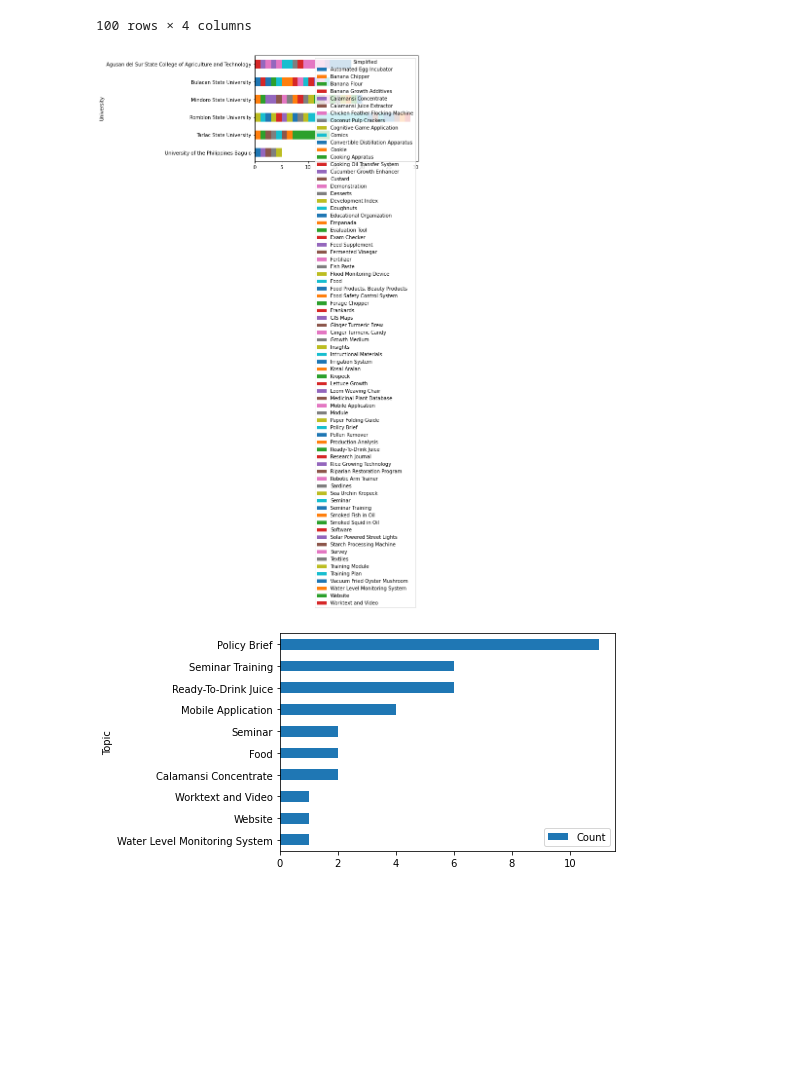
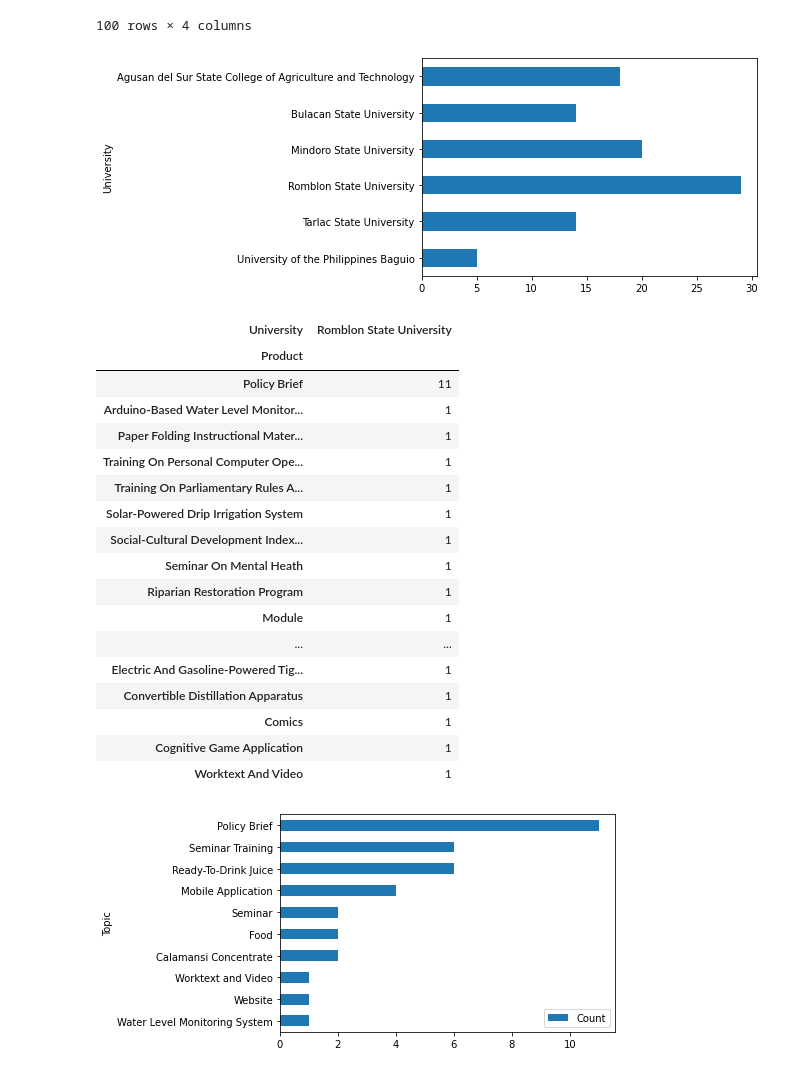
Before and after one commit to pgplarosa/herd-backend, a Jupyter notebook: notebooks/descriptive_analytics.ipynb, the cells around one changed output. Drawn from its saved outputs; the diff is of its cells as text; code cells hidden in the pictures; blank space fills up the shorter version.

Commit message:
updated method from stacked bar to bar-table

```diff
--- a/notebooks/descriptive_analytics.ipynb
+++ b/notebooks/descriptive_analytics.ipynb
@@ -789,35 +901,99 @@ def get_utilization_product_univ(db_path='../data/db.sqlite3',
     db_path      :      str
                         path of sqlite database
     plot         :      bool
                         display plot if set to true
 
     Returns
     ===========
     get_utilization_product_univ    :   str
                                         json string
     """
     engine = create_engine('sqlite:///' + db_path)
     query = """
     SELECT  ut.product_service as Product,
             sc.school_name as University
     FROM utilization ut
     LEFT JOIN school sc
     ON ut.school_id = sc.school_id
     """
     with engine.connect() as conn:
         df = pd.read_sql(query, conn)
 
     df = pd.crosstab(df.University,
                      df.Product).sort_index(ascending=False)
+
+    df = df.sum(axis=1)
     if plot:
-        df.plot.barh(stacked=True)
+        df.plot.barh()
         plt.show()
 
     return df.to_json(orient='columns')
 
 util_prod_univ = get_utilization_product_univ(plot=True)
 # %% [output]
-[figure, old version]
+[figure, new version]
+# %%
+def get_utilization_product_univ_break(school_name,
+                                 db_path='../data/db.sqlite3',
+                                 show=False):
+    """ count the number of product/service type for a university
+
+    Parameters
+    ===========
+    db_path      :      str
+                        path of sqlite database
+    show         :      bool
+                        display table if set to true
+
+    Returns
+    ===========
+    get_utilization_product_univ    :   str
+                                        json string
+    """
+    engine = create_engine('sqlite:///' + db_path)
+    query = f"""
+    SELECT  ut.product_service as Product,
+            sc.school_name as University
+    FROM utilization ut
+    LEFT JOIN school sc
+    ON ut.school_id = sc.school_id
+    WHERE University = "{school_name}"
+    """
+    with engine.connect() as conn:
+        df = pd.read_sql(query, conn)
+
+    df = pd.crosstab(df.University,
+                     df.Product).sort_index(ascending=False)
+
+
+    df = df.T.sort_values(by=school_name, ascending=False)
+
+    if show:
+        display(df)
+
+    return df.to_json(orient='columns')
+
+util_prod_univ_break = get_utilization_product_univ_break(show=True,
+                                    school_name='Romblon State University')
+# %% [output]
+| University | Romblon State University |
+| Product |  |
+| Policy Brief | 11 |
+| Arduino-Based Water Level Monitor... | 1 |
+| Paper Folding Instructional Mater... | 1 |
+| Training On Personal Computer Ope... | 1 |
+| Training On Parliamentary Rules A... | 1 |
+| Solar-Powered Drip Irrigation System | 1 |
+| Social-Cultural Development Index... | 1 |
+| Seminar On Mental Heath | 1 |
+| Riparian Restoration Program | 1 |
+| Module | 1 |
+| ... | ... |
+| Electric And Gasoline-Powered Tig... | 1 |
+| Convertible Distillation Apparatus | 1 |
+| Comics | 1 |
+| Cognitive Game Application | 1 |
+| Worktext And Video | 1 |
 # %%
 def get_utilization_topics(db_path='../data/db.sqlite3',
                            top=10,
```
Also changed, not shown: parts of 6 cells of this notebook, 7 other files.
